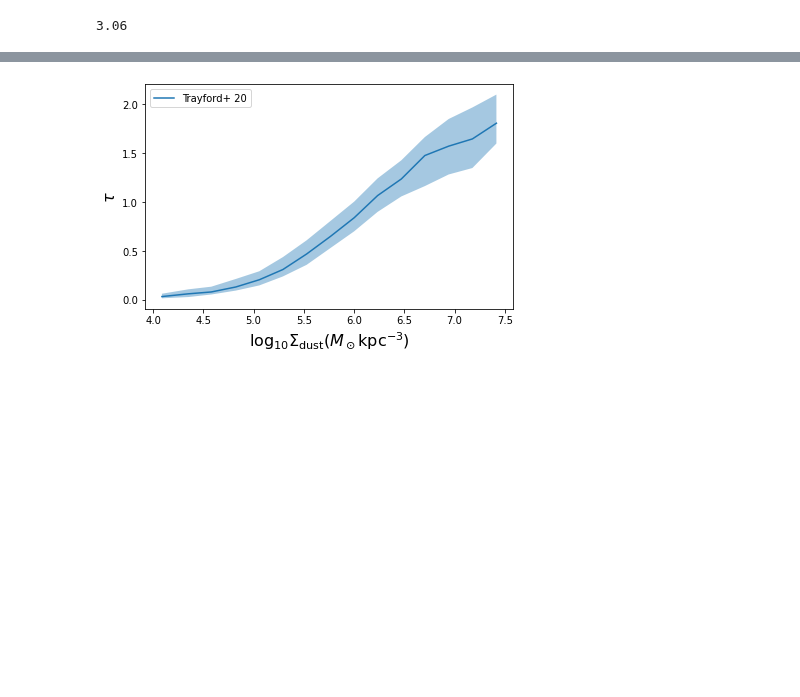
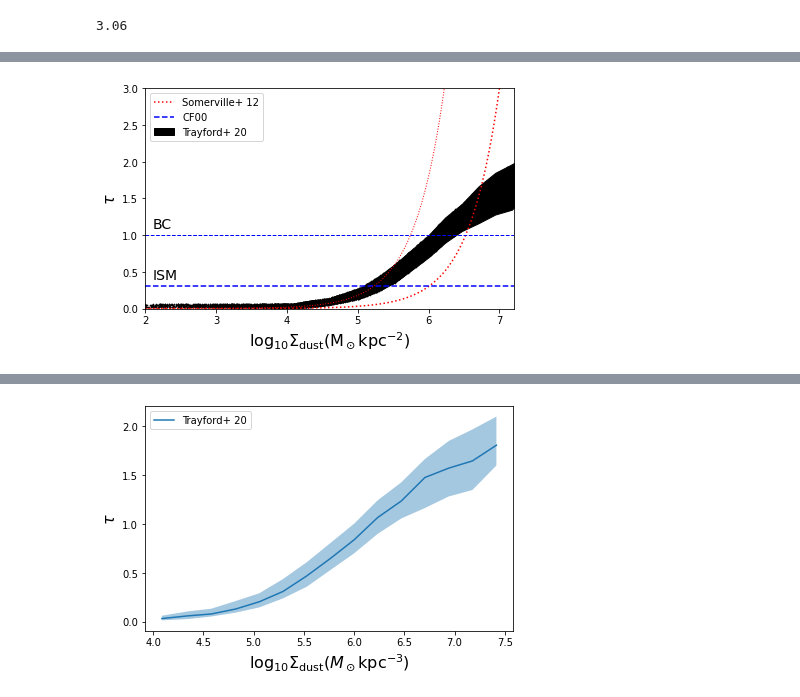
Before and after one commit to dptriani/mentari, a Jupyter notebook: For-dusty-sage-v2.ipynb, the cells around one changed output, grey strips where cells are left out. Saved outputs shown, nothing was run; the diff lists cells and outputs as text; code cells hidden in the pictures; blank space fills up the shorter version.

```diff
--- a/For-dusty-sage-v2.ipynb
+++ b/For-dusty-sage-v2.ipynb
@@ -46,0 +85,28 @@ plt.plot(Sigma_tau_ISM, tau_ISM, '.')
+# %%
+Sigma_dust_Trayford = [4.088, 4.351, 4.579, 4.823, 5.057, 5.292, 5.528, 5.765, 6.001, 6.234, 6.470, 6.704, 6.941, 7.177, 7.416]
+tau_head_Trayford = [0.031, 0.059, 0.078, 0.129, 0.203, 0.308, 0.467, 0.647, 0.838, 1.065, 1.235, 1.475, 1.571, 1.645, 1.806]
+tau_up_Trayford = [0.06, 0.105, 0.132, 0.211, 0.29, 0.435, 0.607, 0.805, 1.003, 1.241, 1.426, 1.664, 1.849, 1.967, 2.099]
+tau_down_Trayford = [0.013, 0.026, 0.052, 0.092, 0.145, 0.237, 0.356, 0.528, 0.699, 0.898, 1.056, 1.162, 1.281, 1.347, 1.598]
+
+#plt.plot(Sigma_dust_Trayford, tau_head_Trayford, label='Trayford+ 20')
+plt.fill_between(Sigma_dust_Trayford, tau_down_Trayford, tau_up_Trayford, color='black', label='Trayford+ 20')
+
+plt.plot((Sigma_ISM_d), (tau_ISM_d), 'k.', markersize=1.3)
+#plt.plot(sort(Sigma_ISM_d), sort(tau_ISM_d), 'k.', label='Trayford+ 20')
+plt.plot(sort(np.log10(Sigma_ISM_s * 1e6)), sort(tau_ISM_s), 'r:', label='Somerville+ 12')
+plt.axhline(0.3, ls='--', c='b', label='CF00')
+
+#plt.plot(sort(Sigma_BC_d), sort(tau_BC_d), 'k-', lw=1)
+plt.plot(sort(np.log10(Sigma_BC_s * 1e6)), sort(tau_BC_s), 'r:', lw=1)
+plt.axhline(1, ls='--', c='b', lw=1)
+plt.legend(loc=0)
+plt.xlim(2, 7.2)
+plt.ylim(0, 3)
+plt.xlabel(r'$\log_{10} \Sigma_\mathrm{dust} (\mathrm{M_\odot} \mathrm{kpc}^{-2})$', fontsize=16)
+plt.ylabel(r'$\tau$', fontsize=16)
+plt.text(2.1, 1.1, 'BC', fontsize=14)
+plt.text(2.1, 0.4, 'ISM', fontsize=14)
+plt.tight_layout()
+plt.savefig('plots/tau.png')
+# %% [output]
+[figure, added]
```
Also changed, not shown: parts of 9 cells of this notebook, 8 other files.
